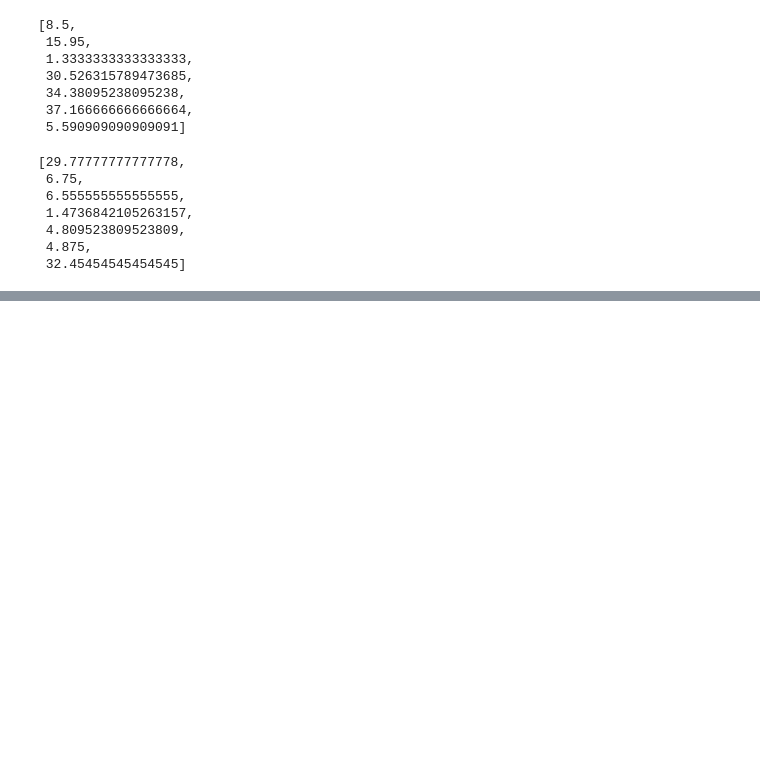
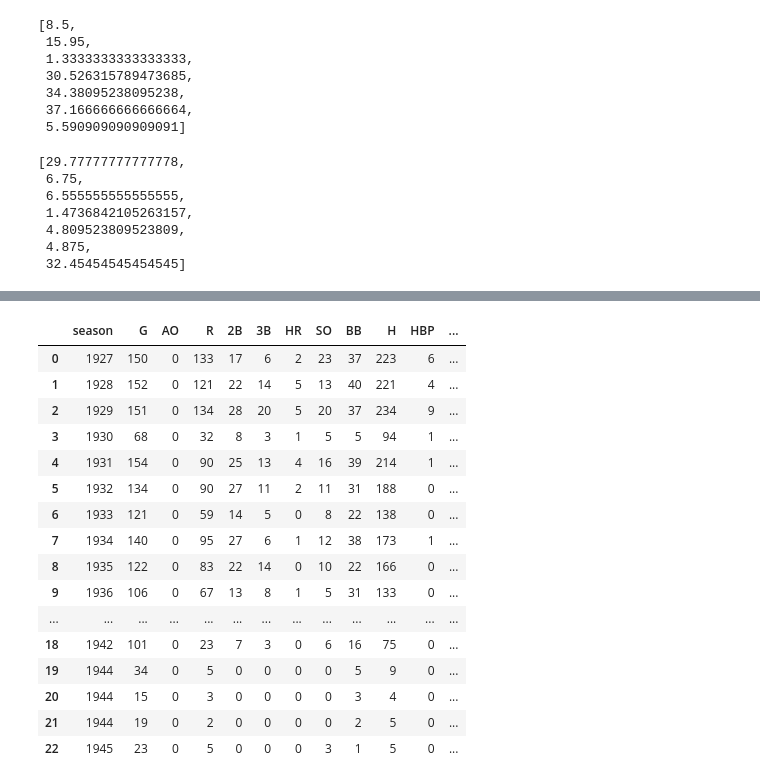
Before and after one commit to digitizdat/mlbstats, a Jupyter notebook: notebook.ipynb, the cells around one changed output, grey strips where cells are left out. Saved outputs shown, nothing was run; the diff lists cells and outputs as text; code cells hidden in the pictures; blank space fills up the shorter version.

```diff
--- a/notebook.ipynb
+++ b/notebook.ipynb
@@ -110,0 +178,22 @@ players = [mm, tg, wb, oz, hw, tc, br]
+# %%
+lw = mlbstats.get_player_data("Lloyd Waner", lookupyear=1927)
+# %%
+lw
+# %% [output]
+|  | season | G | AO | R | 2B | 3B | HR | SO | BB | H | HBP | ... |
+| 0 | 1927 | 150 | 0 | 133 | 17 | 6 | 2 | 23 | 37 | 223 | 6 | ... |
+| 1 | 1928 | 152 | 0 | 121 | 22 | 14 | 5 | 13 | 40 | 221 | 4 | ... |
+| 2 | 1929 | 151 | 0 | 134 | 28 | 20 | 5 | 20 | 37 | 234 | 9 | ... |
+| 3 | 1930 | 68 | 0 | 32 | 8 | 3 | 1 | 5 | 5 | 94 | 1 | ... |
+| 4 | 1931 | 154 | 0 | 90 | 25 | 13 | 4 | 16 | 39 | 214 | 1 | ... |
+| 5 | 1932 | 134 | 0 | 90 | 27 | 11 | 2 | 11 | 31 | 188 | 0 | ... |
+| 6 | 1933 | 121 | 0 | 59 | 14 | 5 | 0 | 8 | 22 | 138 | 0 | ... |
+| 7 | 1934 | 140 | 0 | 95 | 27 | 6 | 1 | 12 | 38 | 173 | 1 | ... |
+| 8 | 1935 | 122 | 0 | 83 | 22 | 14 | 0 | 10 | 22 | 166 | 0 | ... |
+| 9 | 1936 | 106 | 0 | 67 | 13 | 8 | 1 | 5 | 31 | 133 | 0 | ... |
+| ... | ... | ... | ... | ... | ... | ... | ... | ... | ... | ... | ... | ... |
+| 18 | 1942 | 101 | 0 | 23 | 7 | 3 | 0 | 6 | 16 | 75 | 0 | ... |
+| 19 | 1944 | 34 | 0 | 5 | 0 | 0 | 0 | 0 | 5 | 9 | 0 | ... |
+| 20 | 1944 | 15 | 0 | 3 | 0 | 0 | 0 | 0 | 3 | 4 | 0 | ... |
+| 21 | 1944 | 19 | 0 | 2 | 0 | 0 | 0 | 0 | 2 | 5 | 0 | ... |
+| 22 | 1945 | 23 | 0 | 5 | 0 | 0 | 0 | 3 | 1 | 5 | 0 | ... |
```
Also changed, not shown: parts of 7 cells of this notebook.
